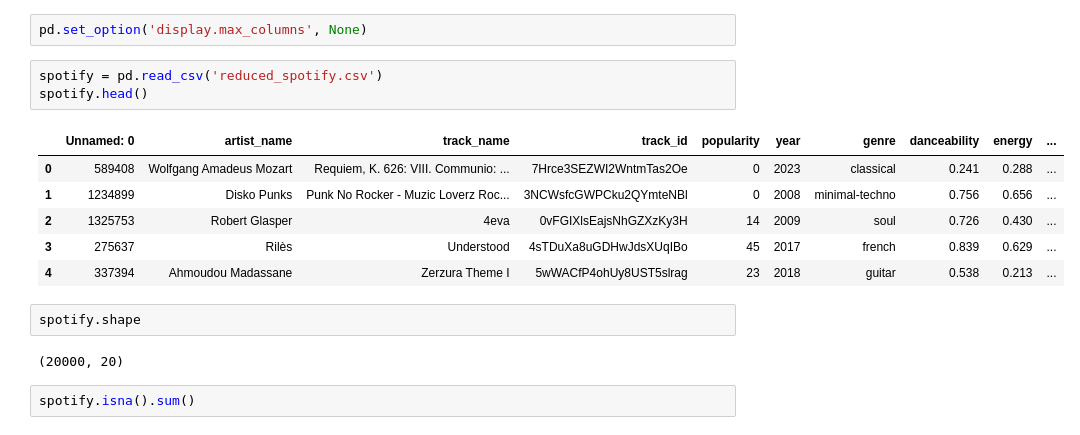
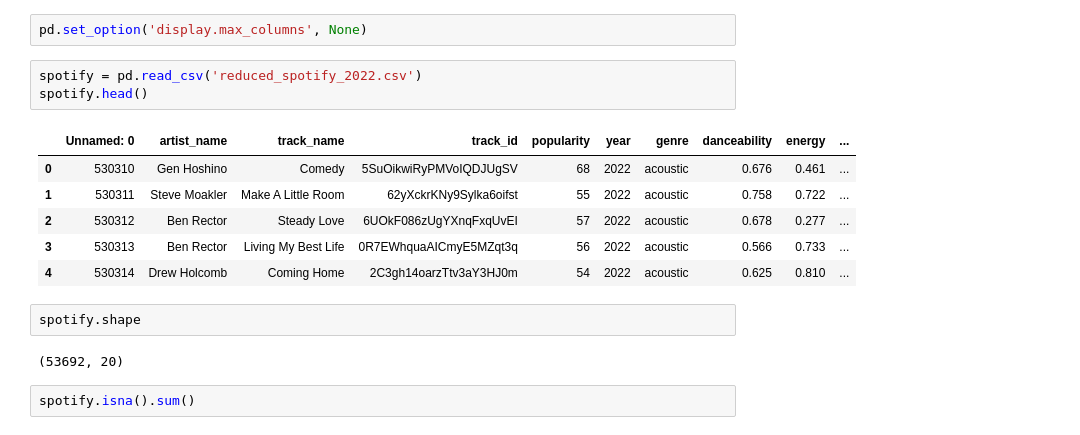
Before and after one commit to arimiche/Spotify_library, a Jupyter notebook: finalprojectAri.ipynb, the cells around one changed output. Cells and saved outputs as stored; diff of their text form.

```diff
--- a/finalprojectAri.ipynb
+++ b/finalprojectAri.ipynb
@@ -13,19 +13,19 @@ https://www.kaggle.com/datasets/amitanshjoshi/spotify-1million-tracks
 # %%
 pd.set_option('display.max_columns', None)
 # %%
-spotify = pd.read_csv('reduced_spotify.csv')
+spotify = pd.read_csv('reduced_spotify_2022.csv')
 spotify.head()
 # %% [output]
 |  | Unnamed: 0 | artist_name | track_name | track_id | popularity | year | genre | danceability | energy | ... |
-| 0 | 589408 | Wolfgang Amadeus Mozart | Requiem, K. 626: VIII. Communio: ... | 7Hrce3SEZWI2WntmTas2Oe | 0 | 2023 | classical | 0.241 | 0.288 | ... |
-| 1 | 1234899 | Disko Punks | Punk No Rocker - Muzic Loverz Roc... | 3NCWsfcGWPCku2QYmteNBl | 0 | 2008 | minimal-techno | 0.756 | 0.656 | ... |
-| 2 | 1325753 | Robert Glasper | 4eva | 0vFGIXlsEajsNhGZXzKy3H | 14 | 2009 | soul | 0.726 | 0.430 | ... |
-| 3 | 275637 | Rilès | Understood | 4sTDuXa8uGDHwJdsXUqIBo | 45 | 2017 | french | 0.839 | 0.629 | ... |
-| 4 | 337394 | Ahmoudou Madassane | Zerzura Theme I | 5wWACfP4ohUy8UST5slrag | 23 | 2018 | guitar | 0.538 | 0.213 | ... |
+| 0 | 530310 | Gen Hoshino | Comedy | 5SuOikwiRyPMVoIQDJUgSV | 68 | 2022 | acoustic | 0.676 | 0.461 | ... |
+| 1 | 530311 | Steve Moakler | Make A Little Room | 62yXckrKNy9Sylka6oifst | 55 | 2022 | acoustic | 0.758 | 0.722 | ... |
+| 2 | 530312 | Ben Rector | Steady Love | 6UOkF086zUgYXnqFxqUvEI | 57 | 2022 | acoustic | 0.678 | 0.277 | ... |
+| 3 | 530313 | Ben Rector | Living My Best Life | 0R7EWhquaAICmyE5MZqt3q | 56 | 2022 | acoustic | 0.566 | 0.733 | ... |
+| 4 | 530314 | Drew Holcomb | Coming Home | 2C3gh14oarzTtv3aY3HJ0m | 54 | 2022 | acoustic | 0.625 | 0.810 | ... |
 # %%
 spotify.shape
 # %% [output]
-(20000, 20)
+(53692, 20)
 # %%
 spotify.isna().sum()
 # %% [output]
```
Also changed, not shown: parts of 11 cells of this notebook.
